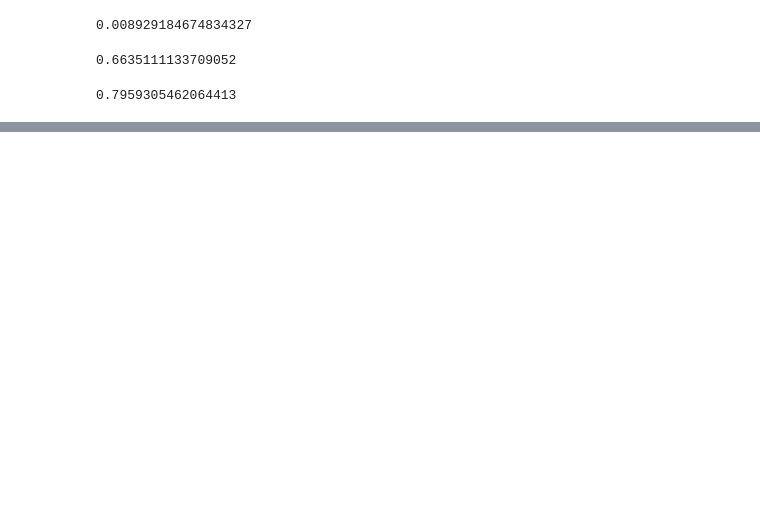
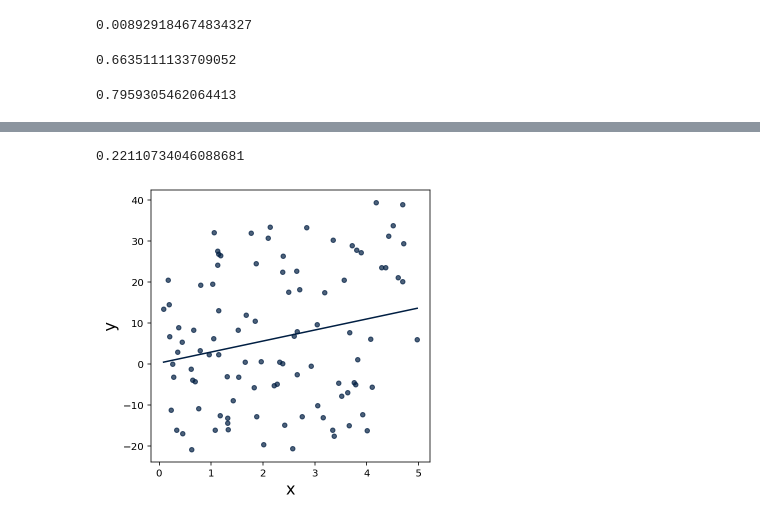
Before and after one commit to StevenClontz/exploring-math-technology, a Jupyter notebook: notebooks/python.ipynb, the cells around one changed output, grey strips where cells are left out. Cells and saved outputs as stored; diff of their text form; code cells hidden in the pictures; blank space fills up the shorter version.

```diff
--- a/notebooks/python.ipynb
+++ b/notebooks/python.ipynb
@@ -624,0 +639,7 @@ cos_table.correlation("x","y")
+# %%
+noisiest_table = Table().with_correlated_columns(noise=30,slope=3)
+noisiest_table.scatter("x",fit_line=True)
+noisiest_table.correlation("x","y")
+# %% [output]
+0.22110734046088681
+[figure, added]
```
Also changed, not shown: parts of 15 cells of this notebook, 2 other files.
